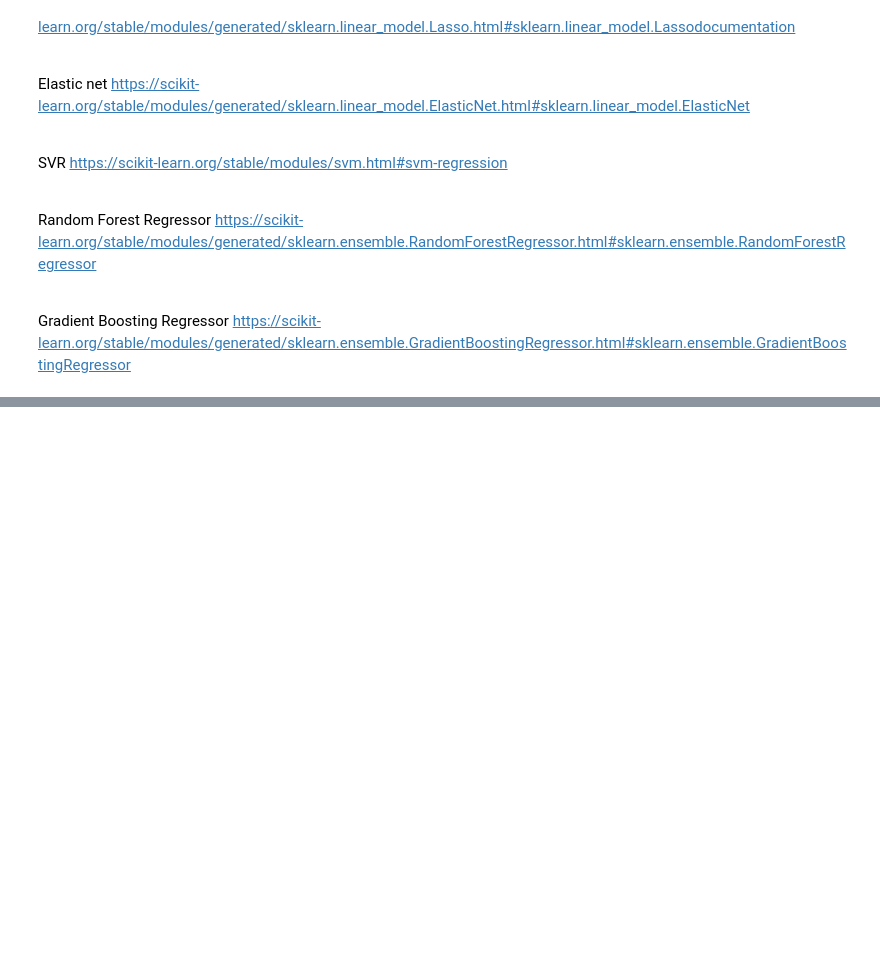
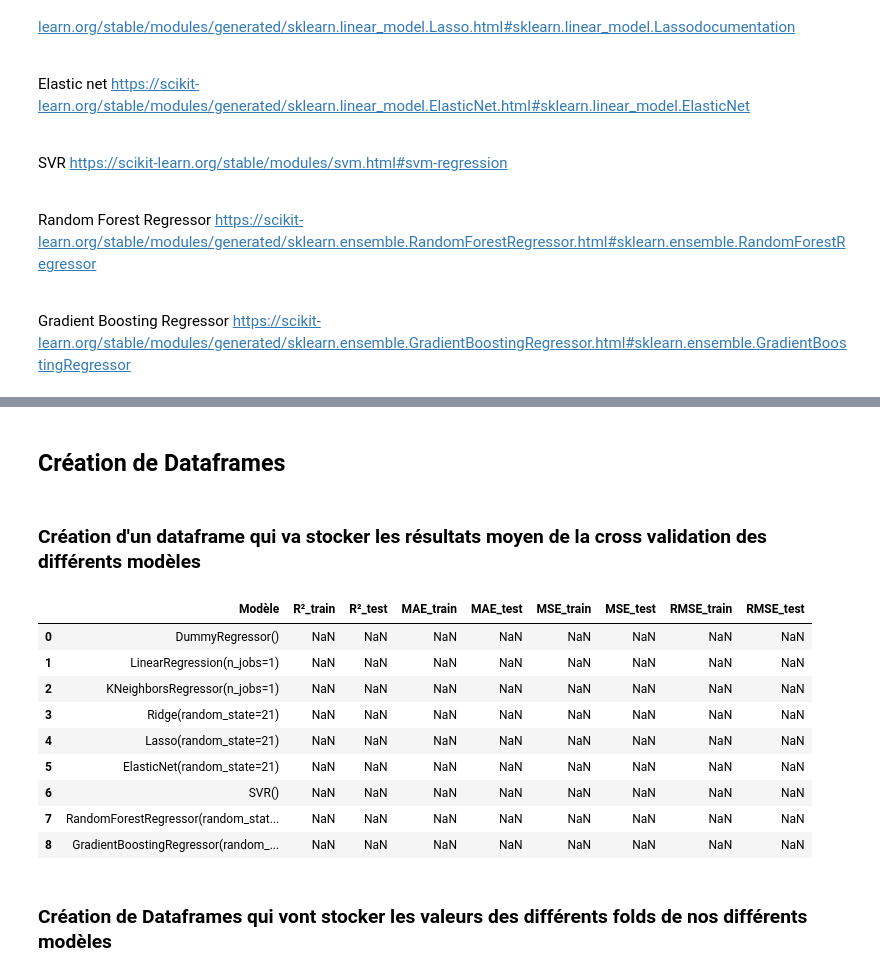
Before and after one commit to Azepel/Prediction-de-la-stabilite-de-differentes-enzymes, a Jupyter notebook: LE_ROSAIRE_1_documentation&code_112022.ipynb, the cells around one changed output, grey strips where cells are left out. Saved outputs shown, nothing was run; the diff lists cells and outputs as text; code cells hidden in the pictures; blank space fills up the shorter version.

```diff
--- a/LE_ROSAIRE_1_documentation&code_112022.ipynb
+++ b/LE_ROSAIRE_1_documentation&code_112022.ipynb
@@ -790,0 +798,23 @@ list_model=[Dummy, Linear, KNNR, Ridge, Lasso, Elastic, Svr, Random_Forest_Regre
+# %% [markdown]
+## Création de Dataframes
+# %% [markdown]
+### Création d'un dataframe qui va stocker les résultats moyen de la cross validation des différents modèles
+# %%
+Cross_validation=pd.DataFrame(columns=['Modèle','R²_train','R²_test','MAE_train','MAE_test','MSE_train','MSE_test','RMSE_train','RMSE_test'])
+# %%
+Cross_validation['Modèle']=list_model
+# %%
+Cross_validation
+# %% [output]
+|  | Modèle | R²_train | R²_test | MAE_train | MAE_test | MSE_train | MSE_test | RMSE_train | RMSE_test |
+| 0 | DummyRegressor() | NaN | NaN | NaN | NaN | NaN | NaN | NaN | NaN |
+| 1 | LinearRegression(n_jobs=1) | NaN | NaN | NaN | NaN | NaN | NaN | NaN | NaN |
+| 2 | KNeighborsRegressor(n_jobs=1) | NaN | NaN | NaN | NaN | NaN | NaN | NaN | NaN |
+| 3 | Ridge(random_state=21) | NaN | NaN | NaN | NaN | NaN | NaN | NaN | NaN |
+| 4 | Lasso(random_state=21) | NaN | NaN | NaN | NaN | NaN | NaN | NaN | NaN |
+| 5 | ElasticNet(random_state=21) | NaN | NaN | NaN | NaN | NaN | NaN | NaN | NaN |
+| 6 | SVR() | NaN | NaN | NaN | NaN | NaN | NaN | NaN | NaN |
+| 7 | RandomForestRegressor(random_stat... | NaN | NaN | NaN | NaN | NaN | NaN | NaN | NaN |
+| 8 | GradientBoostingRegressor(random_... | NaN | NaN | NaN | NaN | NaN | NaN | NaN | NaN |
+# %% [markdown]
+### Création de Dataframes qui vont stocker les valeurs des différents folds de nos différents modèles
```
Also changed, not shown: parts of 20 cells of this notebook.
